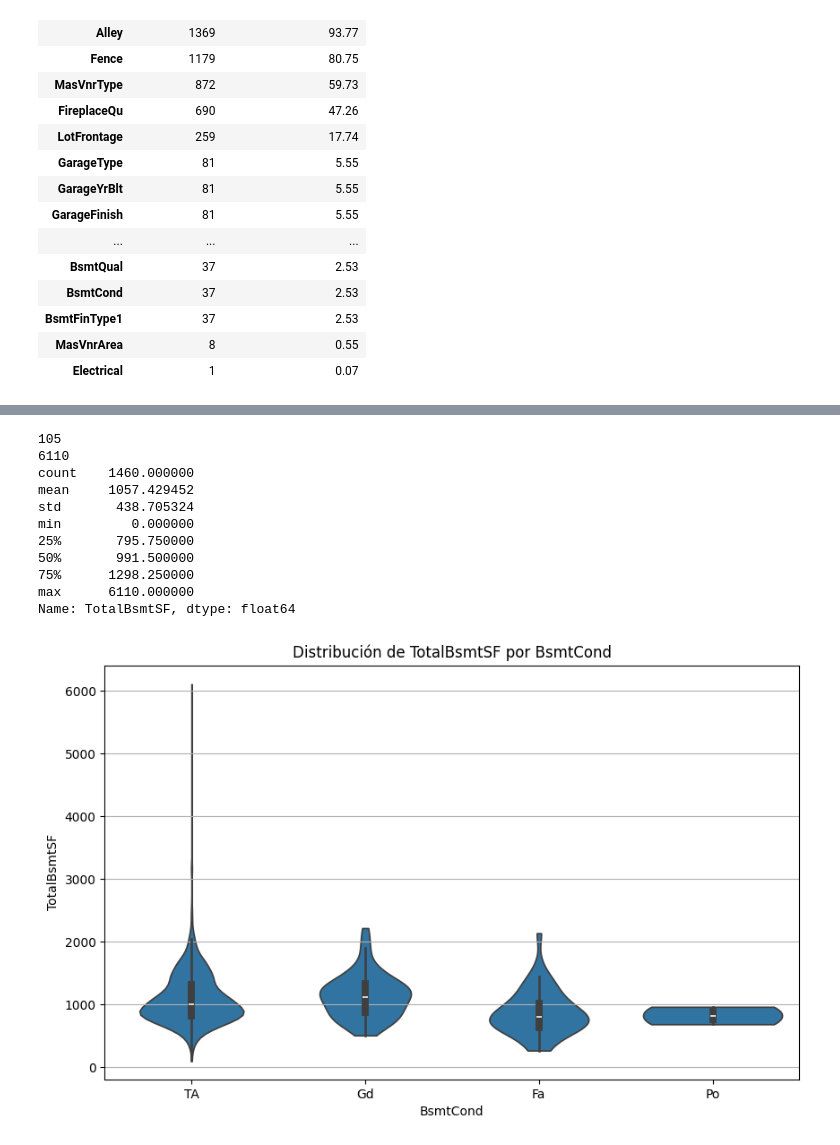
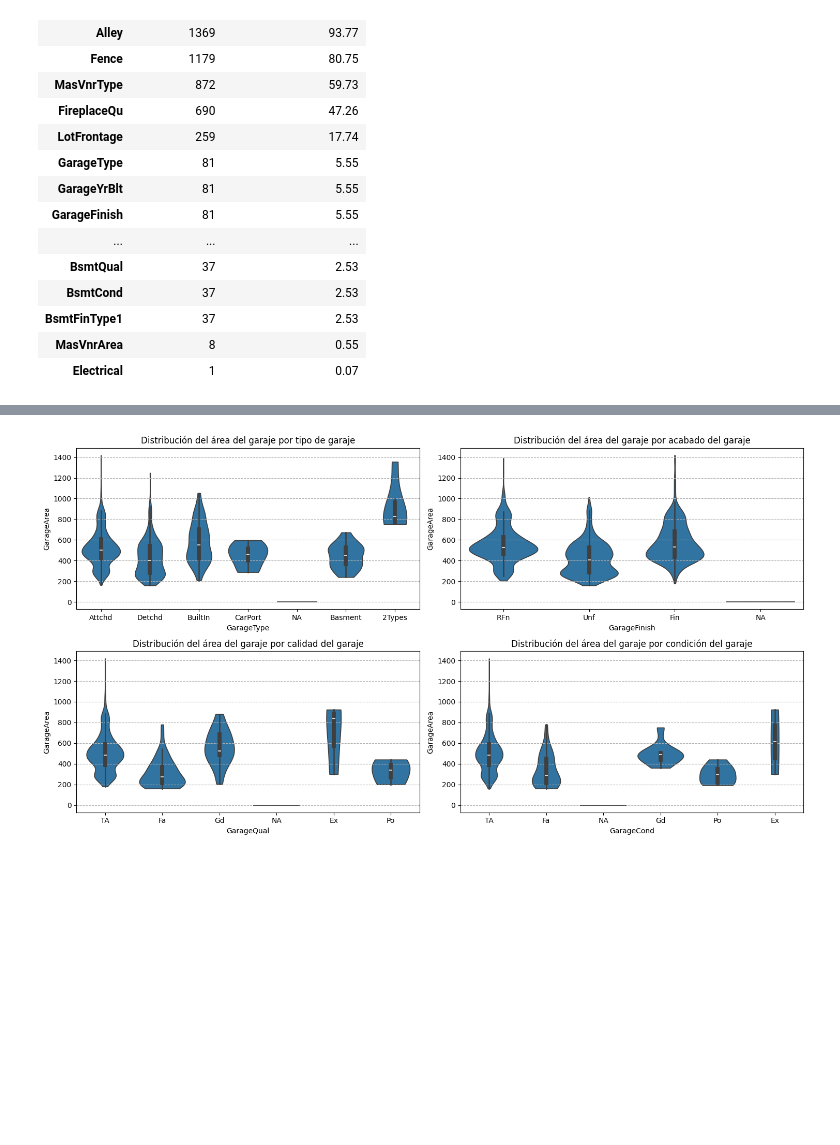
Before and after one commit to Albe036/ML-house-prices, a Jupyter notebook: notebooks/eda_01.ipynb, the cells around one changed output, grey strips where cells are left out. Saved outputs shown, nothing was run; the diff lists cells and outputs as text; code cells hidden in the pictures; blank space fills up the shorter version.

Commit message:
imputacion de datos faltantes

```diff
--- a/notebooks/eda_01.ipynb
+++ b/notebooks/eda_01.ipynb
@@ -144,25 +142,0 @@ plt.grid(axis='y', linestyle='--')
-# %%
-bsmt_greater_than_0 = df_train[(df_train['TotalBsmtSF'] > 0)].filter(like='Bsmt')
-print(bsmt_greater_than_0['TotalBsmtSF'].min())
-print(bsmt_greater_than_0['TotalBsmtSF'].max())
-print(df_train['TotalBsmtSF'].describe())
-bsmt_greater_than_0
-plt.figure(figsize=(10, 6))
-sns.violinplot(x='BsmtCond', y='TotalBsmtSF', data=bsmt_greater_than_0[bsmt_greater_than_0['TotalBsmtSF'] > 0], cut=0)
-plt.title('Distribución de TotalBsmtSF por BsmtCond')
-plt.xlabel('BsmtCond')
-plt.ylabel('TotalBsmtSF')
-plt.grid(axis='y')
-# %% [output]
-105
-6110
-count    1460.000000
-mean     1057.429452
-std       438.705324
-min         0.000000
-25%       795.750000
-50%       991.500000
-75%      1298.250000
-max      6110.000000
-Name: TotalBsmtSF, dtype: float64
-[figure, removed]
@@ -168,0 +163,38 @@ Name: TotalBsmtSF, dtype: float64
+# %%
+#Imputacion de datos faltantes en columnas relacionadas con el garage ['GarageType', 'GarageYrBlt', 'GarageFinish', 'GarageQual', 'GarageCond'] -> ['GarageArea', 'GarageCars']
+#GarageType ->  Ubicación del garaje. (NA) no tiene garage
+#GarageYrBlt -> Año de construcción del garaje. (0) no tiene garage
+#GarageFinish -> Acabado interior del garaje. (NA) no tiene garage
+#GarageQual -> Calidad del garaje. (NA) no tiene garage
+#GarageCond -> Condición del garaje. (NA) no tiene garage
+list_categorical_not_garage = ['GarageType', 'GarageFinish', 'GarageQual', 'GarageCond']
+list_numerical_not_garage = ['GarageYrBlt']
+cond_not_garage = df_train['GarageArea'] == 0
+df_train.loc[cond_not_garage, list_categorical_not_garage] = df_train.loc[cond_not_garage, list_categorical_not_garage].fillna('NA')
+df_train.loc[cond_not_garage, list_numerical_not_garage] = df_train.loc[cond_not_garage, list_numerical_not_garage].fillna(0)
+# %%
+fig, ax = plt.subplots(ncols=2, nrows=2)
+fig.set_size_inches(15,8)
+axisType = sns.violinplot(x='GarageType', y='GarageArea', data=df_train, cut=0, ax=ax[0][0])
+axisType.set_title('Distribución del área del garaje por tipo de garaje')
+axisType.set_xlabel('GarageType')
+axisType.set_ylabel('GarageArea')
+axisType.grid(axis='y', linestyle='--');
+axisFinish = sns.violinplot(x='GarageFinish', y='GarageArea', data=df_train, cut=0, ax=ax[0][1])
+axisFinish.set_title('Distribución del área del garaje por acabado del garaje')
+axisFinish.set_xlabel('GarageFinish')
+axisFinish.set_ylabel('GarageArea')
+axisFinish.grid(axis='y', linestyle='--');
+axisQual = sns.violinplot(x='GarageQual', y='GarageArea', data=df_train, cut=0, ax=ax[1][0])
+axisQual.set_title('Distribución del área del garaje por calidad del garaje')
+axisQual.set_xlabel('GarageQual')
+axisQual.set_ylabel('GarageArea')
+axisQual.grid(axis='y', linestyle='--');
+axisCond = sns.violinplot(x='GarageCond', y='GarageArea', data=df_train, cut=0, ax=ax[1][1])
+axisCond.set_title('Distribución del área del garaje por condición del garaje')
+axisCond.set_xlabel('GarageCond')
+axisCond.set_ylabel('GarageArea')
+axisCond.grid(axis='y', linestyle='--');
+plt.tight_layout()
+# %% [output]
+[figure, added]
```
Also changed, not shown: parts of 5 cells of this notebook.
